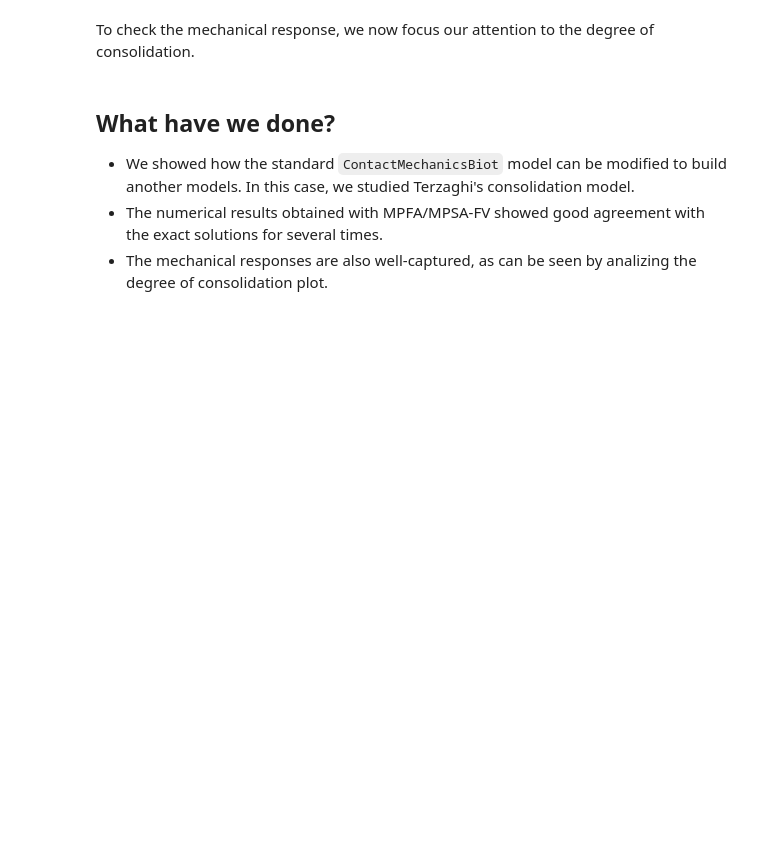
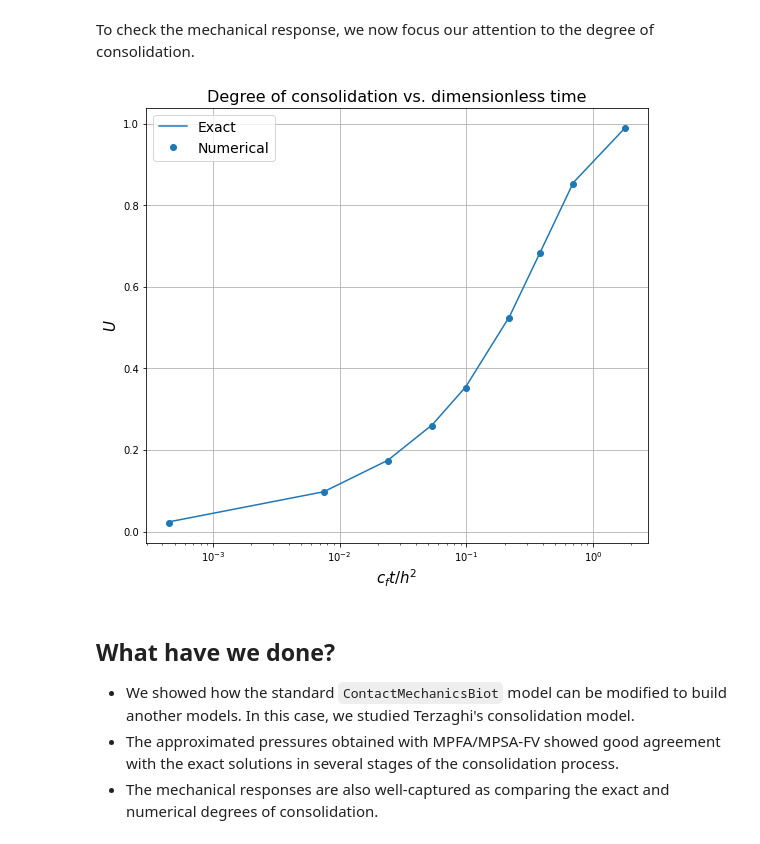
Before and after one commit to mariusnevland/porepy, a Jupyter notebook: code_verification/poroelasticity/terzaghi/terzaghi_consolidation.ipynb, the cells around one changed output. Saved outputs shown, nothing was run; the diff lists cells and outputs as text; code cells hidden in the pictures; blank space fills up the shorter version.

```diff
--- a/code_verification/poroelasticity/terzaghi/terzaghi_consolidation.ipynb
+++ b/code_verification/poroelasticity/terzaghi/terzaghi_consolidation.ipynb
@@ -468,11 +466,38 @@ plt.show()
 # %% [markdown]
 To check the mechanical response, we now focus our attention to the degree of consolidation.
+# %%
+consol_deg_ex = np.asarray(
+    [model.sol[t]["consol_deg_ex"] for t in model.tsc.schedule[1:]]
+)
+consol_deg_num = np.asarray(
+    [model.sol[t]["consol_deg_num"] for t in model.tsc.schedule[1:]]
+)
+dimless_times = np.asarray([model.sol[t]["dimless_t"] for t in model.tsc.schedule[1:]])
+
+fig, ax = plt.subplots(figsize=(9, 8))
+ax.semilogx(dimless_times, consol_deg_ex, color=cmap.colors[0], label="Exact")
+ax.semilogx(
+    dimless_times,
+    consol_deg_num,
+    color=cmap.colors[0],
+    linewidth=0,
+    marker=".",
+    markersize=12,
+    label="Numerical",
+)
+ax.set_xlabel(r"$c_f t / h^2$", fontsize=15)
+ax.set_ylabel(r"$U$", fontsize=15)
+ax.legend(fontsize=14)
+ax.set_title("Degree of consolidation vs. dimensionless time", fontsize=16)
+ax.grid()
+plt.show()
+# %% [output]
+[figure, added]
 # %% [markdown]
 ## What have we done?
 
 * We showed how the standard `ContactMechanicsBiot` model can be modified to build another
 models. In this case, we studied Terzaghi's consolidation model.
-* The numerical results obtained with MPFA/MPSA-FV showed good agreement with the exact
-solutions for several times.
-* The mechanical responses are also well-captured, as can be seen by analizing the degree of
- consolidation plot.
+* The approximated pressures obtained with MPFA/MPSA-FV showed good agreement with the exact
+solutions in several stages of the consolidation process.
+* The mechanical responses are also well-captured as comparing the exact and numerical degrees of consolidation.
```
Also changed, not shown: parts of 26 cells of this notebook, 1 other file.
